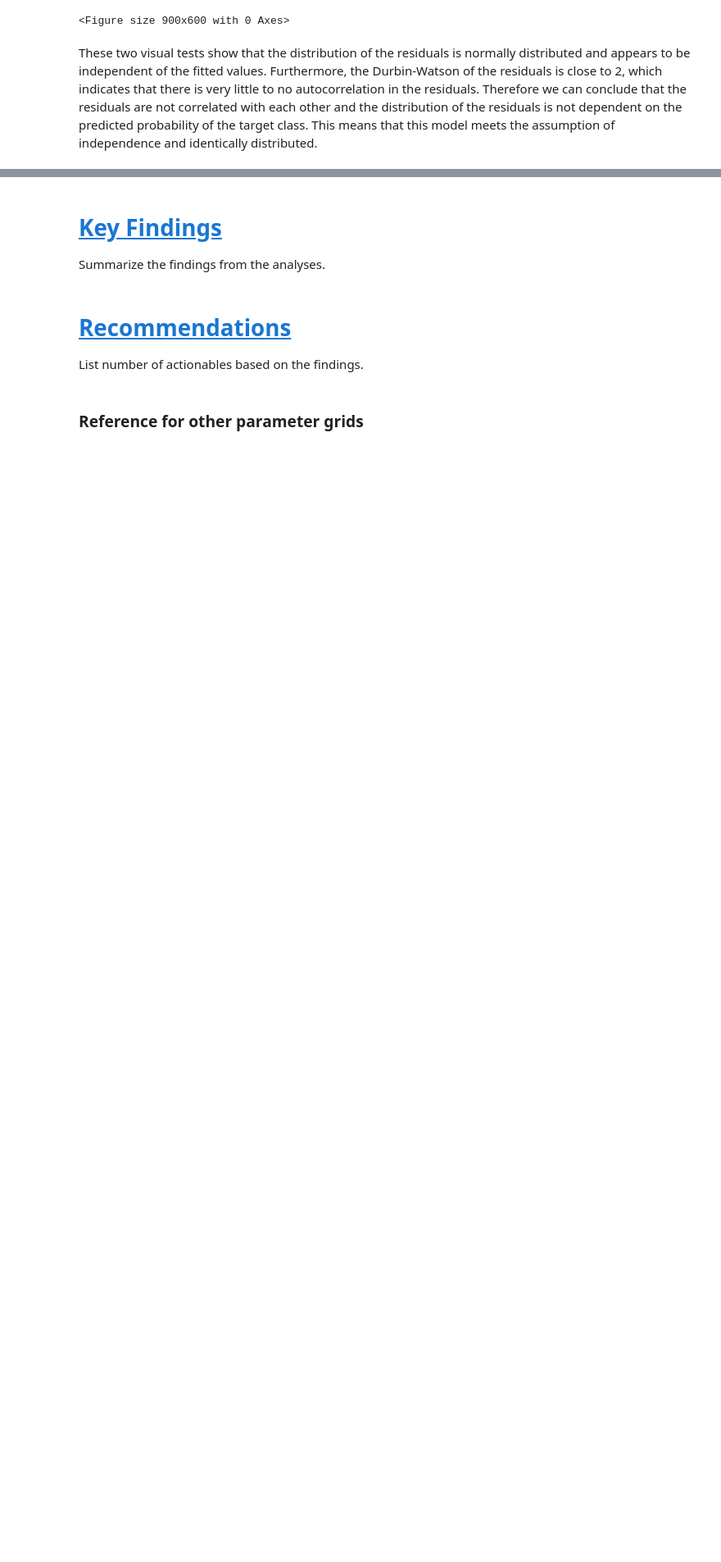
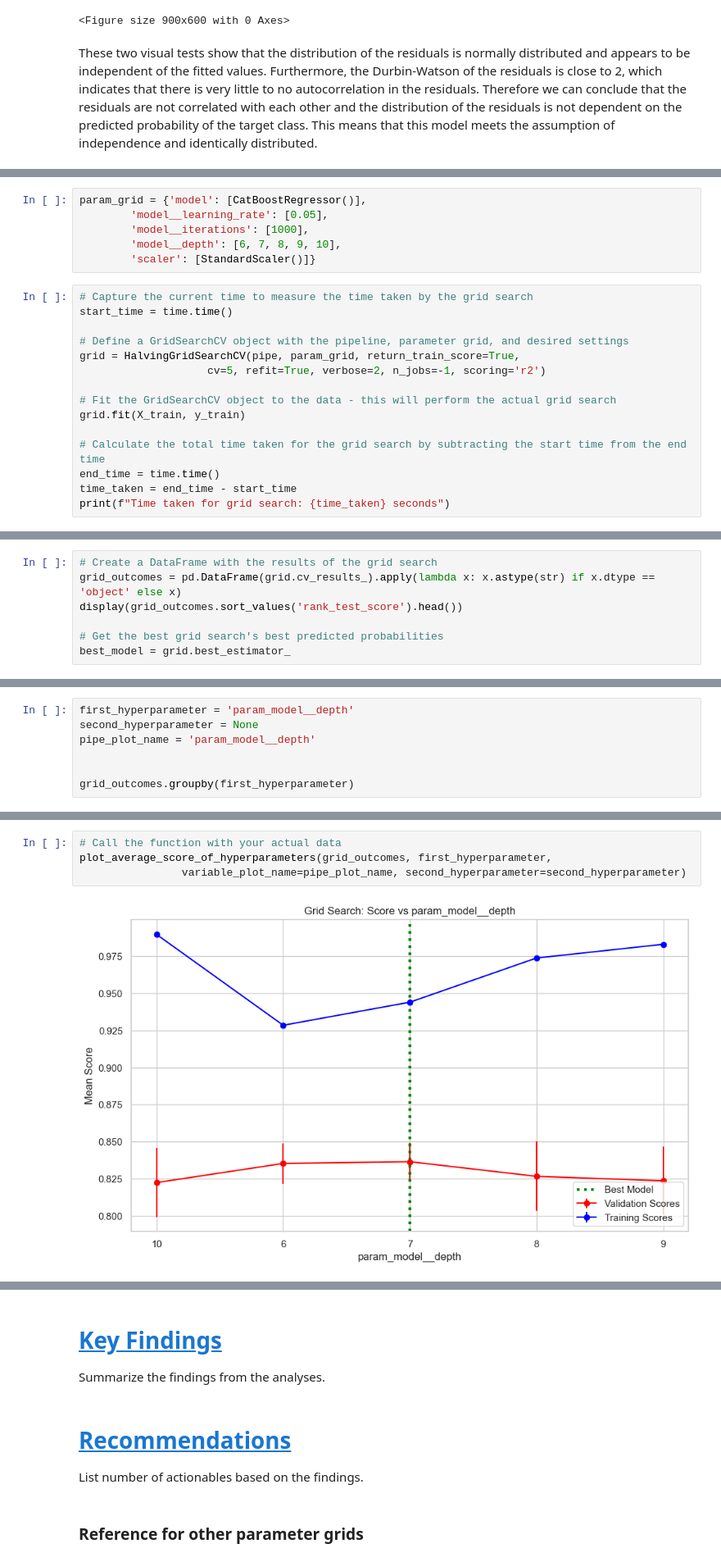
Before and after one commit to scelarek/Reference_Notebooks, a Jupyter notebook: Templates For Projects/5. Master Pipeline (Advanced) copy.ipynb, the cells around one changed output, grey strips where cells are left out. Shown at 82% size. Saved outputs shown, nothing was run; the diff lists cells and outputs as text; blank space fills up the shorter version.

```diff
--- a/Templates For Projects/5. Master Pipeline (Advanced) copy.ipynb
+++ b/Templates For Projects/5. Master Pipeline (Advanced) copy.ipynb
@@ -347,0 +352,21 @@ These two visual tests show that the distribution of the residuals is normally d
+# %%
+param_grid = {'model': [CatBoostRegressor()],
+        'model__learning_rate': [0.05],
+        'model__iterations': [1000],
+        'model__depth': [6, 7, 8, 9, 10],
+        'scaler': [StandardScaler()]}
+# %%
+# Capture the current time to measure the time taken by the grid search
+start_time = time.time()
+
+# Define a GridSearchCV object with the pipeline, parameter grid, and desired settings
+grid = HalvingGridSearchCV(pipe, param_grid, return_train_score=True,
+                    cv=5, refit=True, verbose=2, n_jobs=-1, scoring='r2')
+
+# Fit the GridSearchCV object to the data - this will perform the actual grid search
+grid.fit(X_train, y_train)
+
+# Calculate the total time taken for the grid search by subtracting the start time from the end time
+end_time = time.time()
+time_taken = end_time - start_time
+print(f"Time taken for grid search: {time_taken} seconds")
@@ -347,0 +391,7 @@ These two visual tests show that the distribution of the residuals is normally d
+# %%
+# Create a DataFrame with the results of the grid search
+grid_outcomes = pd.DataFrame(grid.cv_results_).apply(lambda x: x.astype(str) if x.dtype == 'object' else x)
+display(grid_outcomes.sort_values('rank_test_score').head())
+
+# Get the best grid search's best predicted probabilities
+best_model = grid.best_estimator_
@@ -347,0 +480,7 @@ These two visual tests show that the distribution of the residuals is normally d
+# %%
+first_hyperparameter = 'param_model__depth'
+second_hyperparameter = None
+pipe_plot_name = 'param_model__depth'
+
+
+grid_outcomes.groupby(first_hyperparameter)
@@ -347,0 +489,6 @@ These two visual tests show that the distribution of the residuals is normally d
+# %%
+# Call the function with your actual data
+plot_average_score_of_hyperparameters(grid_outcomes, first_hyperparameter,
+                variable_plot_name=pipe_plot_name, second_hyperparameter=second_hyperparameter)
+# %% [output]
+[figure, added]
```
Also changed, not shown: parts of 35 cells of this notebook, 5 other files.
